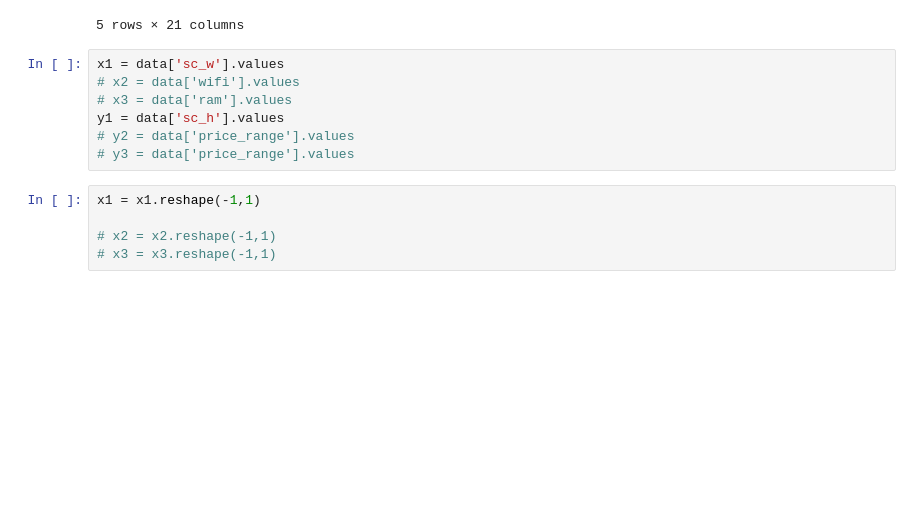
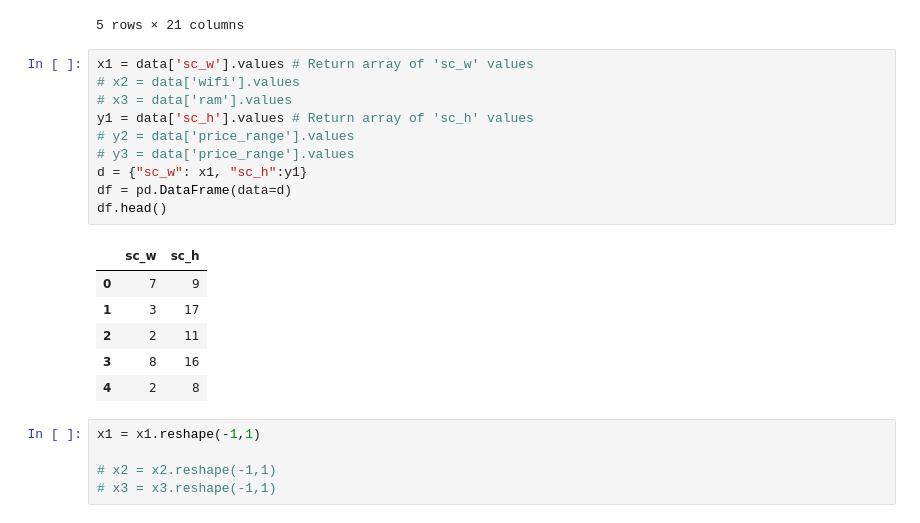
Before and after one commit to fadihboubati/linear-regression, a Jupyter notebook: regression.ipynb, the cells around one changed output. Cells and saved outputs as stored; diff of their text form; blank space fills up the shorter version.

Commit message:
loads data into a pandas DataFrame

```diff
--- a/regression.ipynb
+++ b/regression.ipynb
@@ -16,12 +16,22 @@ data.head(5)
 | 4 | 1821 | 1 | 1.2 | 0 | 13 | 1 | 44 | 0.6 | 141 | ... |
 5 rows × 21 columns
 # %%
-x1 = data['sc_w'].values
+x1 = data['sc_w'].values # Return array of 'sc_w' values
 # x2 = data['wifi'].values
 # x3 = data['ram'].values
-y1 = data['sc_h'].values
+y1 = data['sc_h'].values # Return array of 'sc_h' values
 # y2 = data['price_range'].values
 # y3 = data['price_range'].values
+d = {"sc_w": x1, "sc_h":y1}
+df = pd.DataFrame(data=d)
+df.head()
+# %% [output]
+|  | sc_w | sc_h |
+| 0 | 7 | 9 |
+| 1 | 3 | 17 |
+| 2 | 2 | 11 |
+| 3 | 8 | 16 |
+| 4 | 2 | 8 |
 # %%
 x1 = x1.reshape(-1,1)
 
```
Also changed, not shown: parts of 3 cells of this notebook.
